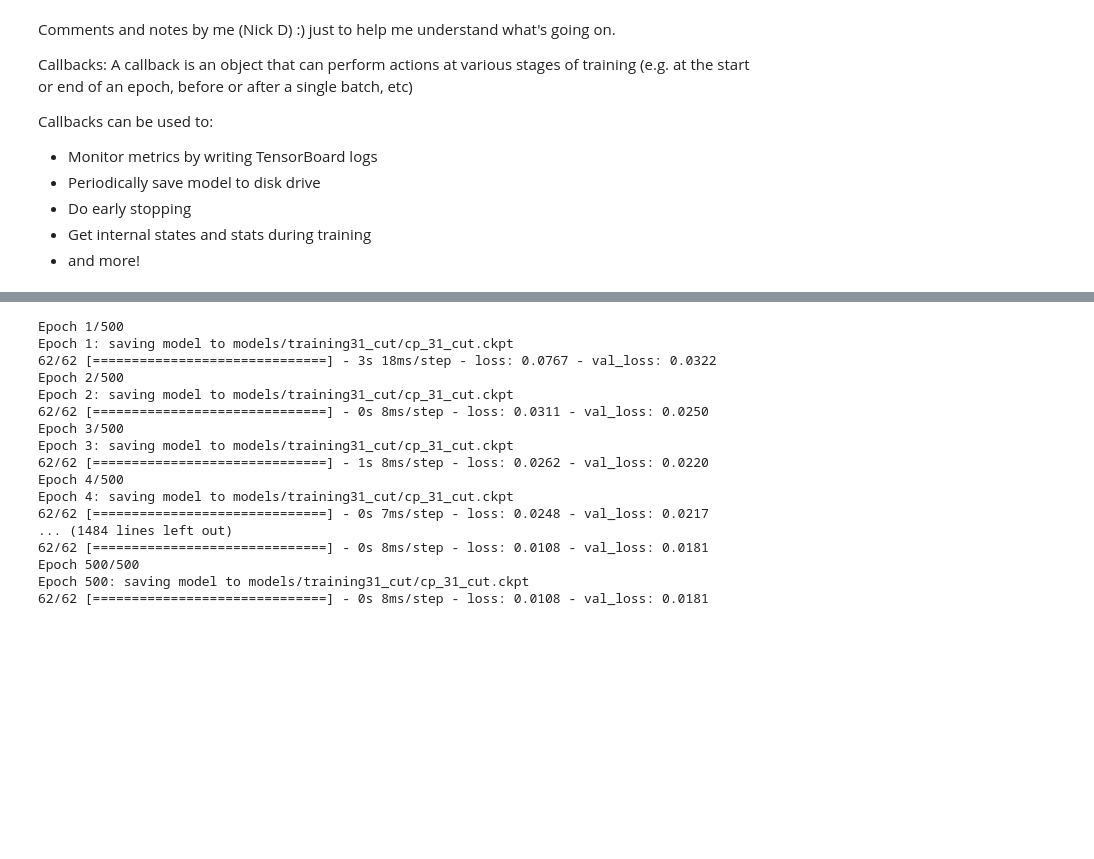
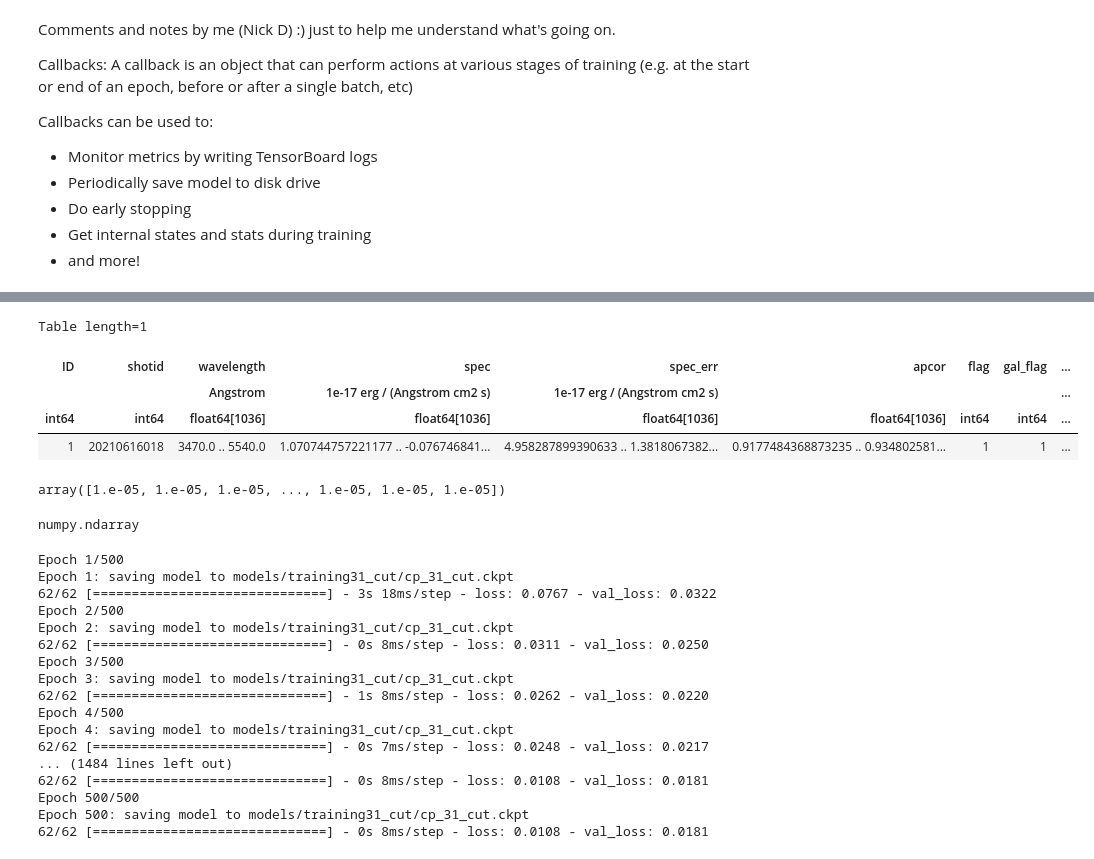
Before and after one commit to nickdavila/LAE-ML-Classification, a Jupyter notebook: Modified_ValentinaAutoEnc.ipynb, the cells around one changed output, grey strips where cells are left out. Saved outputs shown, nothing was run; the diff lists cells and outputs as text; code cells hidden in the pictures; blank space fills up the shorter version.

```diff
--- a/Modified_ValentinaAutoEnc.ipynb
+++ b/Modified_ValentinaAutoEnc.ipynb
@@ -47,0 +66,3 @@ training_index = "31_cut"
+# %%
+# Making a sky coord object of all sources
+h20_skycoords = SkyCoord(h20_valid_source_check['RA_MODELING'] * u.deg, h20_valid_source_check['DEC_MODELING'] * u.deg)
@@ -47,0 +74,10 @@ training_index = "31_cut"
+# %%
+random_nep_spectra = []
+
+for i in range(5):
+    #pick a random coordinate from the skycoord object
+    random_coord = h20_skycoords[random.randint(0, h20_skycoords.size)]
+    # extract spectra at this random coordinate and append to list, can't append to np array because of data type issues
+    # will convert to array after loop!
+    #random_nep_spectra = np.append(random_nep_spectra, get_spectra(random_coord))
+    random_nep_spectra.append([get_spectra(random_coord)])
@@ -47,0 +107,4 @@ training_index = "31_cut"
+# %%
+test = np.zeros(0)
+# %%
+test = np.append(test, random_nep_spectra)
@@ -48,9 +131,25 @@ training_index = "31_cut"
+# %%
+test[4]
+# %% [output]
+Table length=1
+| ID | shotid | wavelength | spec | spec_err | apcor | flag | gal_flag | ... |
+|  |  | Angstrom | 1e-17 erg / (Angstrom cm2 s) | 1e-17 erg / (Angstrom cm2 s) |  |  |  | ... |
+| int64 | int64 | float64[1036] | float64[1036] | float64[1036] | float64[1036] | int64 | int64 | ... |
+| 1 | 20210616018 | 3470.0 .. 5540.0 | 1.070744757221177 .. -0.076746841... | 4.958287899390633 .. 1.3818067382... | 0.9177484368873235 .. 0.934802581... | 1 | 1 | ... |
 # %%
 # Loading in spectra samples
 star_spec = np.load("/home/jovyan/work/stampede2/Nick_Capstone_Project/Valentina_samples/star_spec_reduced.npy")
 agn_spec = np.load("/home/jovyan/work/stampede2/Nick_Capstone_Project/Valentina_samples/all_agn_no_duplicates.npy")
 lowz_spec = np.load("/home/jovyan/work/stampede2/Nick_Capstone_Project/Valentina_samples/lowz_no_duplicates.npy")
 gal_spec = np.load("/home/jovyan/work/stampede2/Nick_Capstone_Project/Valentina_samples/gal_sample.npy")
+# %%
+agn_spec[0]
+# %% [output]
+array([1.e-05, 1.e-05, 1.e-05, ..., 1.e-05, 1.e-05, 1.e-05])
+# %%
+type(star_spec)
+# %% [output]
+numpy.ndarray
 # %%
 # This function checks for nan values.
 # Interestingly enough, when you do nan != nan, you get True. Becuase NaN is unequal with anything.
```
Also changed, not shown: parts of 10 cells of this notebook.
